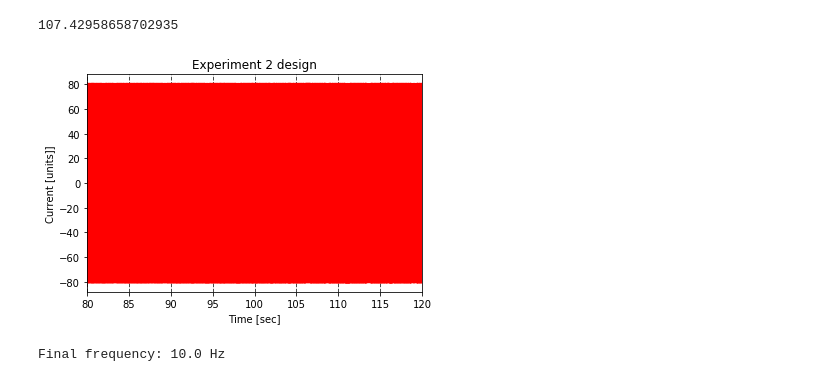
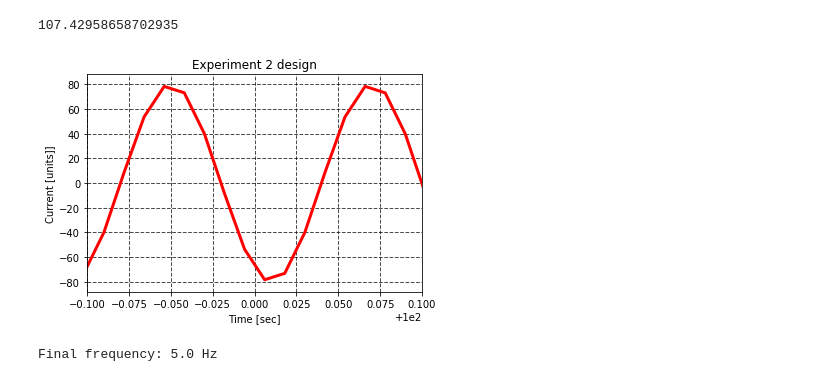
Before and after one commit to valeriaskvo/TSA_based_rehabilitation_robot, a Jupyter notebook: RJ_simulations.ipynb, the cells around one changed output. Saved outputs shown, nothing was run; the diff lists cells and outputs as text; code cells hidden in the pictures.

```diff
--- a/RJ_simulations.ipynb
+++ b/RJ_simulations.ipynb
@@ -80,31 +80,29 @@ print(np.max(np.rad2deg(alpha)))
 # %%
 def frequency_f(t, dw, w):
     return (dw * t + w)/(2*np.pi)
 
 def chirp_x(t, A,  dw, w, x0 = 0):
     return A * np.sin(dw * t**2/2 + w * t) + x0
 
 def chirp(t, A, w0, wf, tf):
     k = (wf - w0) / tf
-    w = k*t + w0
-
-    return A * np.sin(w * t * 2*np.pi), w
-
+    w = 0.5 * k*t + w0
+    return A * np.sin(w * t * 2*np.pi), w + A/2
 
 A = 80
 w0 = 0
 wf = 10
 tf = 120
 
 k = (wf - w0) / tf
 
-n = 100000
+n = 10000
 t = np.linspace(0, tf, n)
 
 I, w = chirp(t, A, w0, wf, tf)
-plot_results(t, I, x_label="Time [sec]", y_label="Current [units]]", plot_title="Experiment 2 design", xlim=[90,110])
+plot_results(t, I, x_label="Time [sec]", y_label="Current [units]]", plot_title="Experiment 2 design", xlim=[99.9,100.1])
 
 print("Final frequency:",w[-1],"Hz")
 # %% [output]
-[figure, old version]
+[figure, new version]
-Final frequency: 10.0 Hz
+Final frequency: 5.0 Hz
```
Also changed, not shown: 22 other files.
